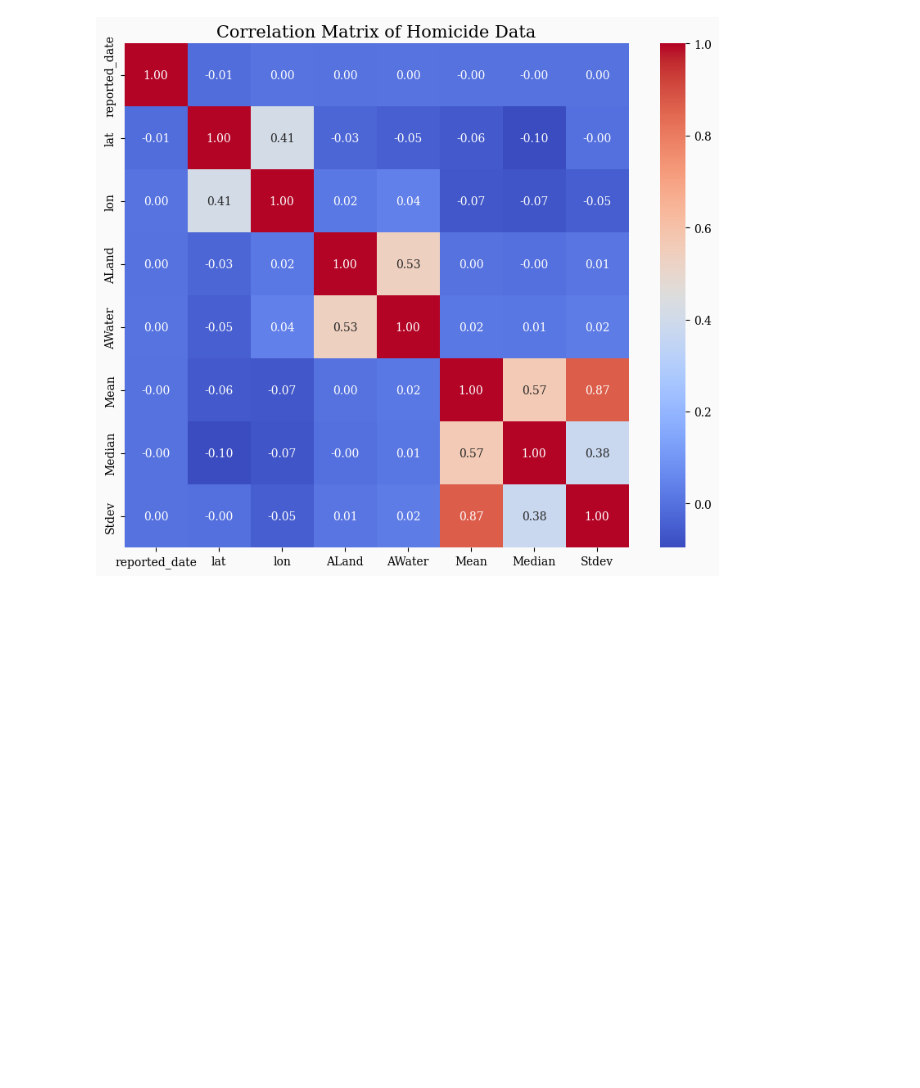
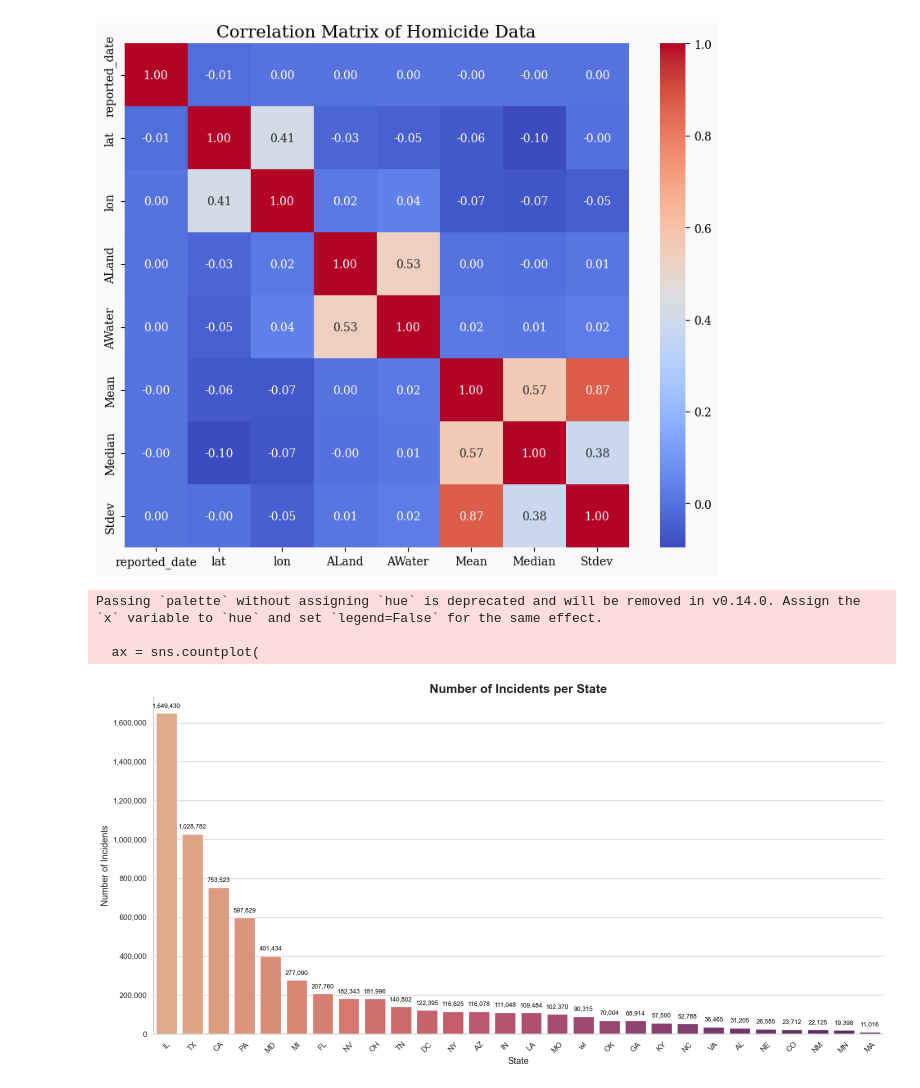
Before and after one commit to omkar3602/viz-project, a Jupyter notebook: _preprocessing/preprocessing.ipynb, the cells around one changed output. Cells and saved outputs as stored; diff of their text form; code cells hidden in the pictures; blank space fills up the shorter version.

Commit message:
updated visualizations

```diff
--- a/_preprocessing/preprocessing.ipynb
+++ b/_preprocessing/preprocessing.ipynb
@@ -225,3 +218,44 @@ plt.show()
 # scatter plot median
 # bar charts
 # us map
+# %%
+sns.set(style="whitegrid")
+%matplotlib inline
+# %%
+import matplotlib.ticker as mtick
+
+plt.figure(figsize=(16, 8))
+
+palette = sns.color_palette("flare", as_cmap=False, n_colors=len(df['state'].value_counts()))
+
+
+ax = sns.countplot(
+    data=df,
+    x='state',
+    order=df['state'].value_counts().index,
+    palette=palette
+)
+
+# Format large numbers with commas
+for p in ax.patches:
+    height = p.get_height()
+    ax.annotate(f'{int(height):,}',
+                (p.get_x() + p.get_width() / 2., height),
+                ha='center', va='bottom', fontsize=9,
+                color='black', xytext=(0, 6), textcoords='offset points')
+
+# Styling
+ax.set_title("Number of Incidents per State", fontsize=18, fontweight='bold')
+ax.set_xlabel("State", fontsize=13)
+ax.set_ylabel("Number of Incidents", fontsize=13)
+ax.tick_params(axis='x', rotation=45)
+ax.yaxis.set_major_formatter(mtick.FuncFormatter(lambda x, _: f'{int(x):,}'))
+
+sns.despine()
+plt.tight_layout()
+plt.show()
+# %% [output]
+Passing `palette` without assigning `hue` is deprecated and will be removed in v0.14.0. Assign the `x` variable to `hue` and set `legend=False` for the same effect.
+
+  ax = sns.countplot(
+[figure, added]
```
Also changed, not shown: parts of 15 cells of this notebook.
